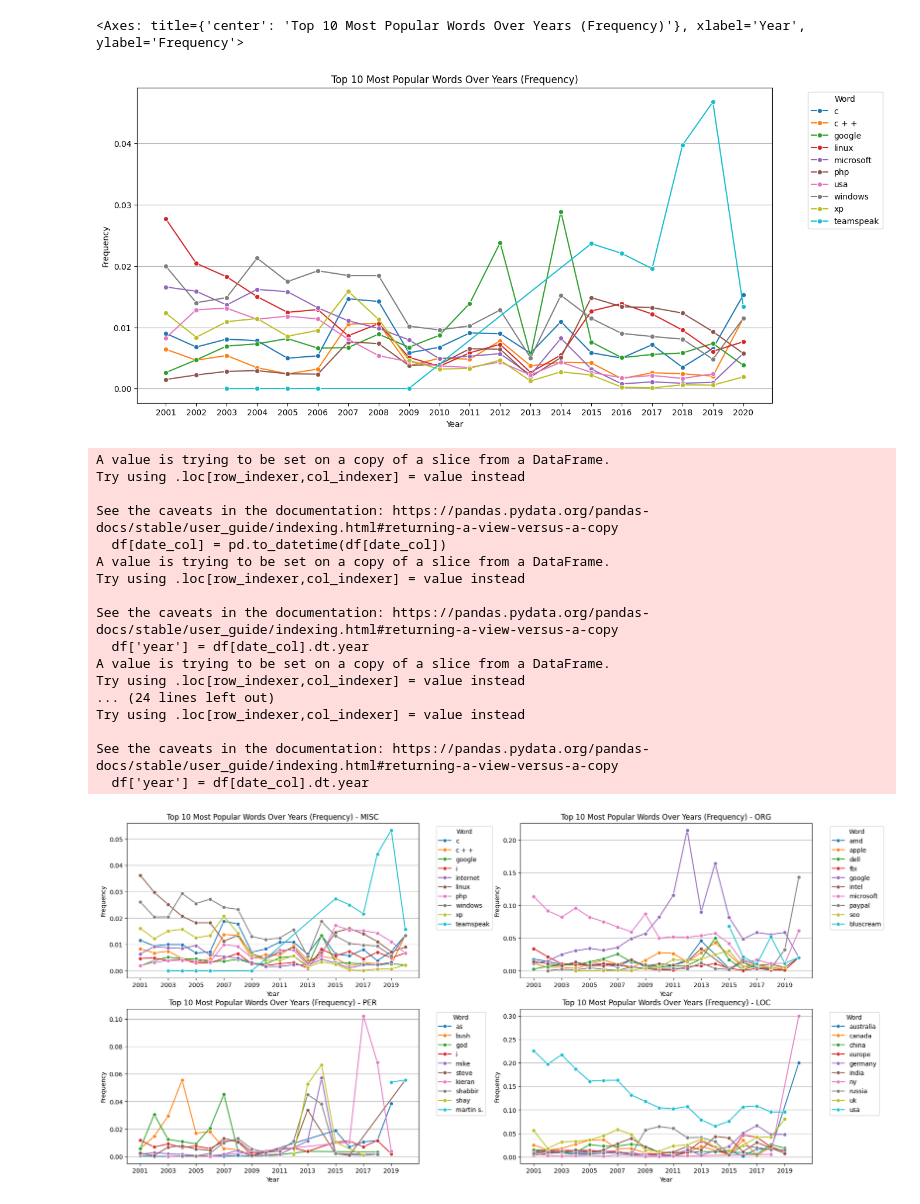
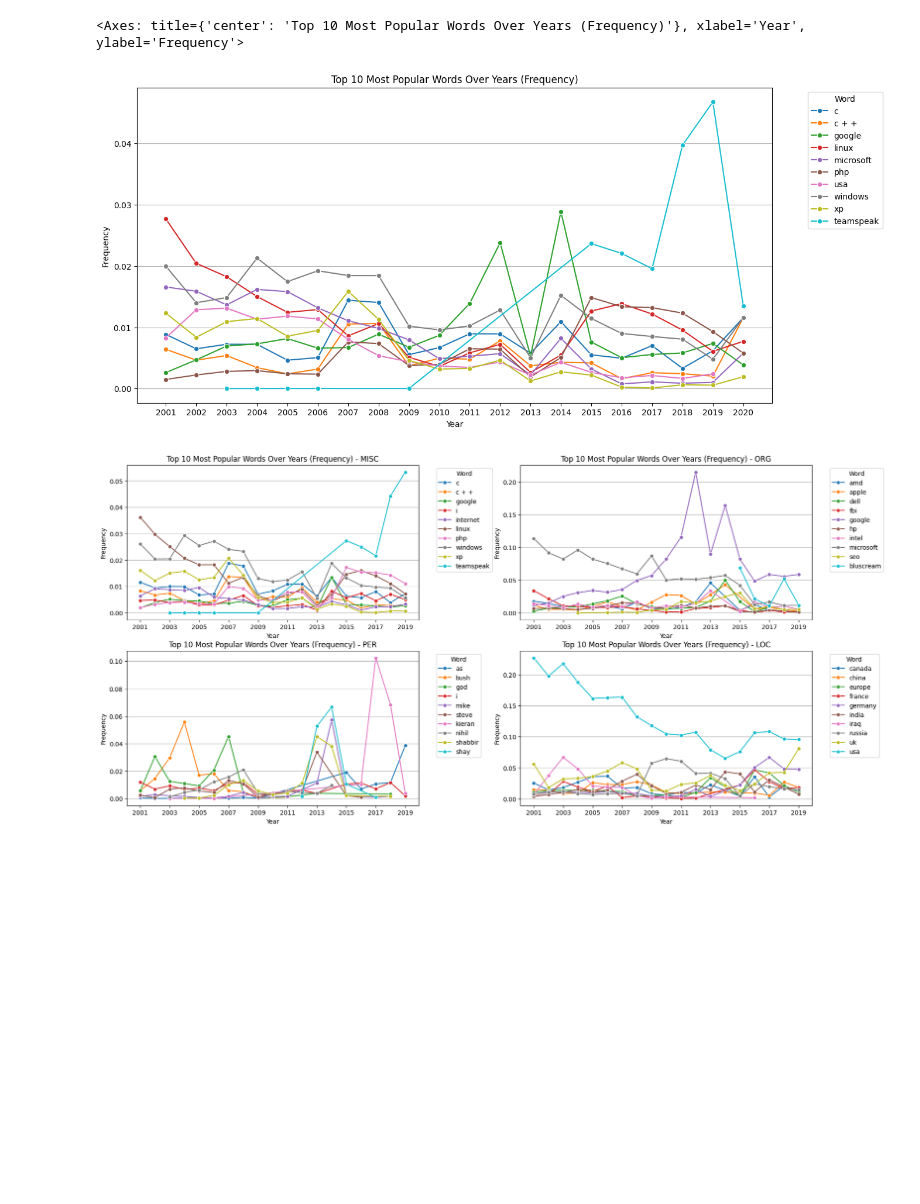
Before and after one commit to Rabjho/AU-Introduction-NLP, a Jupyter notebook: main.ipynb, the cells around one changed output. Drawn from its saved outputs; the diff is of its cells as text; code cells hidden in the pictures; blank space fills up the shorter version.

Commit message:
updated plot

```diff
--- a/main.ipynb
+++ b/main.ipynb
@@ -54,6 +54,7 @@ ignore_list = [
     "Clean", # No context
     "Asphyxia", # What does it even mean? Should be investigated further
     "Nice", # Unrealistic to have single city referenced among countries to the same degree
+    "ny", # Same as above with New York
 ]
 ignore_list = [word.lower() for word in ignore_list]
 
@@ -74,6 +75,9 @@ cleaned_entity_df["word"] = cleaned_entity_df["word"].replace("ms", "microsoft")
 cleaned_entity_df["word"] = cleaned_entity_df["word"].replace("россия", "russia")
 cleaned_entity_df["word"] = cleaned_entity_df["word"].replace("россии", "russia")
 cleaned_entity_df["word"] = cleaned_entity_df["word"].replace("Украина", "ukraine")
+
+# Remove "c" if it's not a programming language
+cleaned_entity_df = cleaned_entity_df[~((cleaned_entity_df["word"] == "c") & (cleaned_entity_df["entity_group"] != "MISC"))]
 # %%
 # Get some base statistics
 print("Total entities found:", cleaned_entity_df.shape[0])
@@ -150,39 +154,22 @@ def plot_top_words_frequency(df, date_col='date', word_col='word', top_n=10, ax=
 plot_top_words_frequency(cleaned_entity_df, top_n=10)
 # %% [output]
 <Axes: title={'center': 'Top 10 Most Popular Words Over Years (Frequency)'}, xlabel='Year', ylabel='Frequency'>
-[figure, old version]
+[figure, new version]
 # %%
 fig, axs = plt.subplots(2, 2, figsize=(20, 10))
 
 for ax, entity_group in zip(axs.flatten(), cleaned_entity_df["entity_group"].unique()):
     n = 10
-    plot_top_words_frequency(cleaned_entity_df[cleaned_entity_df["entity_group"] == entity_group], top_n=n, ax=ax)
+    plot_top_words_frequency(cleaned_entity_df[cleaned_entity_df["entity_group"] == entity_group][cleaned_entity_df["year"] < 2020], top_n=n, ax=ax)
 
     # Set xticks to be every 3 years
     years = cleaned_entity_df['year'].unique()
     years.sort()
     ax.set_xticks(years[::2])
 
     ax.set_title(f'Top {n} Most Popular Words Over Years (Frequency) - {entity_group}')
 
 # Adjust the spacing between subplots on the x-axis
 plt.subplots_adjust(wspace=0.35)
 # %% [output]
-A value is trying to be set on a copy of a slice from a DataFrame.
-Try using .loc[row_indexer,col_indexer] = value instead
-
-See the caveats in the documentation: https://pandas.pydata.org/pandas-docs/stable/user_guide/indexing.html#returning-a-view-versus-a-copy
-  df[date_col] = pd.to_datetime(df[date_col])
-A value is trying to be set on a copy of a slice from a DataFrame.
-Try using .loc[row_indexer,col_indexer] = value instead
-
-See the caveats in the documentation: https://pandas.pydata.org/pandas-docs/stable/user_guide/indexing.html#returning-a-view-versus-a-copy
-  df['year'] = df[date_col].dt.year
-A value is trying to be set on a copy of a slice from a DataFrame.
-Try using .loc[row_indexer,col_indexer] = value instead
-... (24 lines left out)
-Try using .loc[row_indexer,col_indexer] = value instead
-
-See the caveats in the documentation: https://pandas.pydata.org/pandas-docs/stable/user_guide/indexing.html#returning-a-view-versus-a-copy
-  df['year'] = df[date_col].dt.year
-[figure, old version]
+[figure, new version]
```
Also changed, not shown: parts of 2 cells of this notebook.
